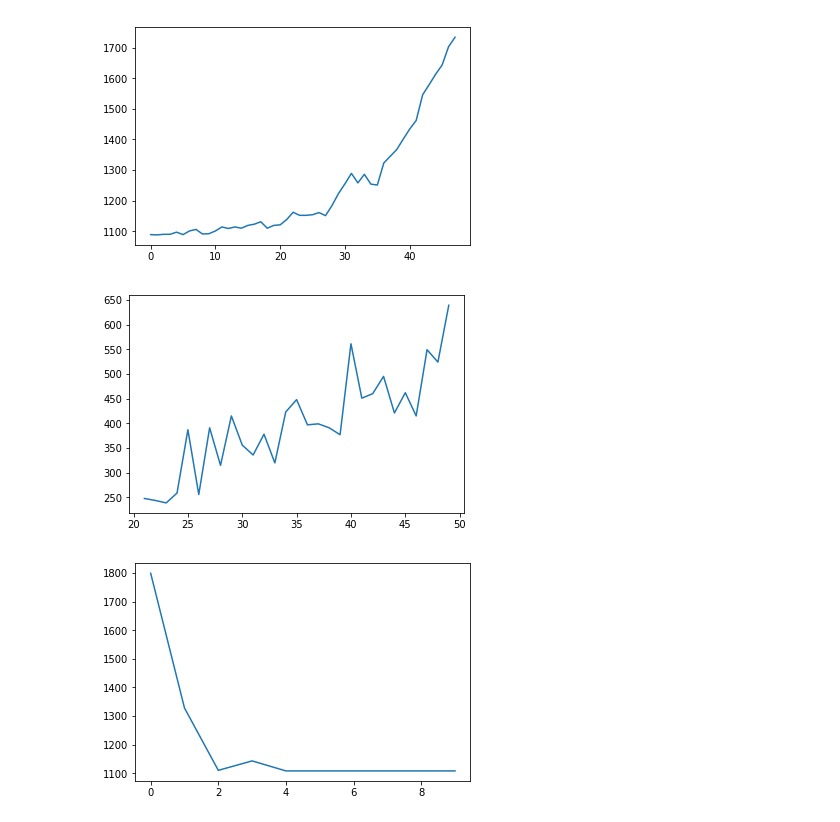
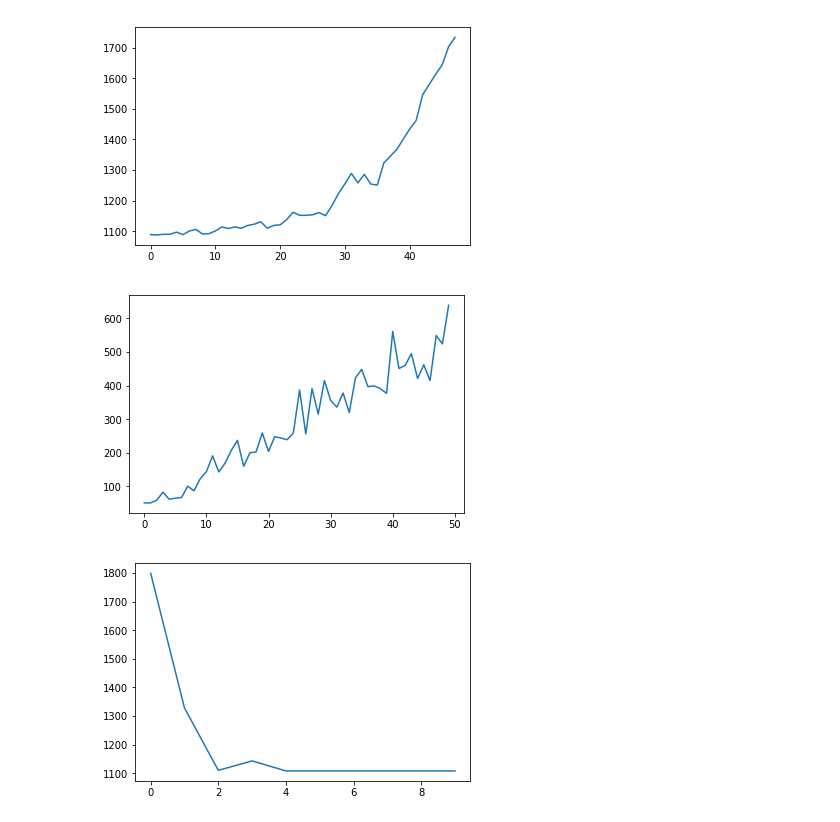
Before and after one commit to Ngort/CS166, a Jupyter notebook: elevator.ipynb, the cells around one changed output. Saved outputs shown, nothing was run; the diff lists cells and outputs as text; code cells hidden in the pictures.

```diff
--- a/elevator.ipynb
+++ b/elevator.ipynb
@@ -67,7 +67,8 @@ class Elevator:
         for p,f in requests_copy.items(): #for passenger and floor in the queue of requests
 
             if f == self.current_floor:
-                dropped_passenger = self.requests.pop(p) #return dropped passenger and remove it from queue of requests_over_time
+                self.requests.pop(p)
+                dropped_passenger = p #return dropped passenger and remove it from queue of requests_over_time
                 self.user_count -=1
                 if logs==True: print('Passenger %d was dropped at floor %d.' %(p, self.current_floor))
 
@@ -80,7 +81,8 @@ class Elevator:
             if self.user_count == self.capacity:
                 break
             if f == self.direction*self.current_floor: #if floor and direction match call
-                added_passenger = self.calls.pop(p) #return added passenger and remove it from queue of calls
+                self.calls.pop(p)
+                added_passenger = p #return added passenger and remove it from queue of calls
                 self.user_count +=1
                 if logs==True: print('Passenger %d entered the elevator at floor %d.' %(p, self.current_floor))
                 #print(users[added_passenger])
@@ -199,7 +201,7 @@ def simulate_elevator(N,F,C,T,logs=False):
             print(len(elevator.requests),elevator.user_count)
 
         if (t > 50) and (len(elevator.calls)==0) and (len(elevator.requests)==0) and (len(elevator.call_pool)==0):
-            print('Simulation over after %d timesteps.' %t)
+            if logs==True: print('Simulation over after %d timesteps.' %t)
             break #end simulation if no one is using or calling the elevator
 
     building.store_data(elevator)
@@ -232,13 +234,13 @@ plt.show()
 # %%
 timesteps = []
 
-for _ in range(21,50):
+for _ in range(50):
     timesteps.append(simulate_elevator(N=_,F=F,C=C,T=T)['timesteps'])
 
-plt.plot(range(21,50),timesteps)
+plt.plot(range(50),timesteps)
 plt.show()
 # %% [output]
-[figure, old version]
+[figure, new version]
 # %%
 timesteps = []
 
```
